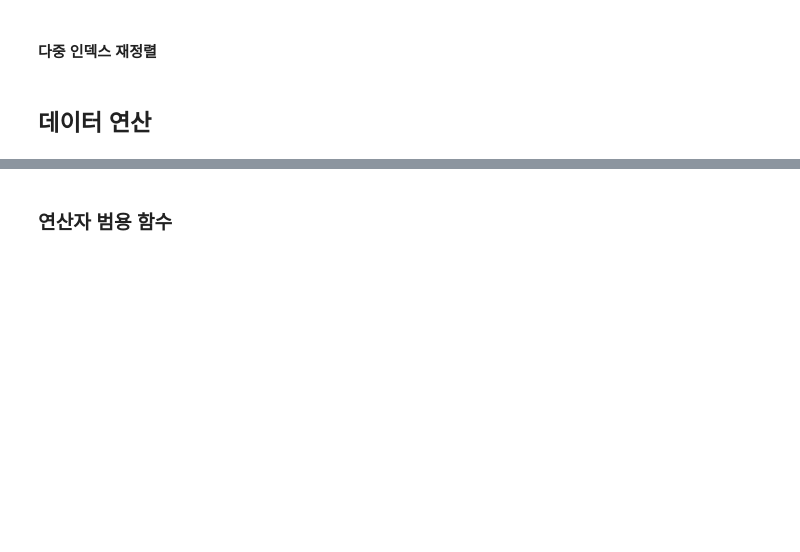
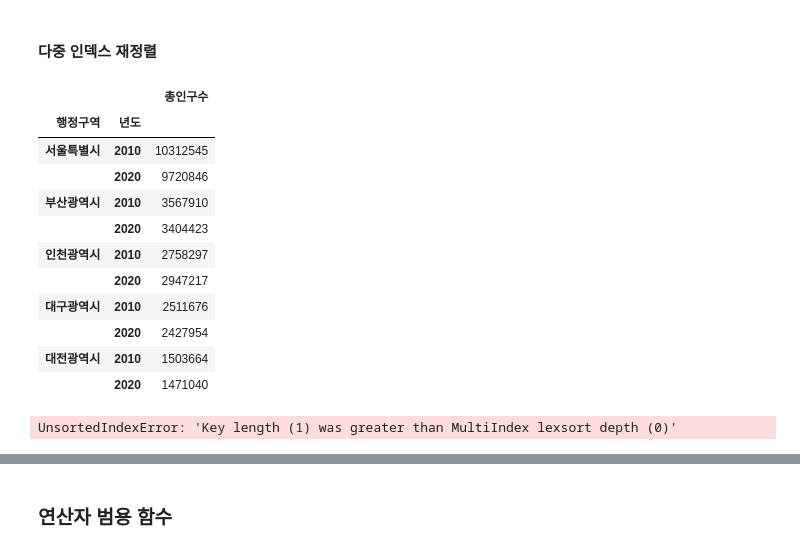
Before and after one commit to whattSUPkim/Data-Science, a Jupyter notebook: Data Analysis/Pandas_exercise.ipynb, the cells around one changed output, grey strips where cells are left out. Drawn from its saved outputs; the diff is of its cells as text; code cells hidden in the pictures; blank space fills up the shorter version.

```diff
--- a/Data Analysis/Pandas_exercise.ipynb
+++ b/Data Analysis/Pandas_exercise.ipynb
@@ -52,4 +409,21 @@
 # %% [markdown]
 #### 다중 인덱스 재정렬
-# %% [markdown]
-## 데이터 연산
+# %%
+korea_mdf
+# %% [output]
+|  |  | 총인구수 |
+| 행정구역 | 년도 |  |
+| 서울특별시 | 2010 | 10312545 |
+|  | 2020 | 9720846 |
+| 부산광역시 | 2010 | 3567910 |
+|  | 2020 | 3404423 |
+| 인천광역시 | 2010 | 2758297 |
+|  | 2020 | 2947217 |
+| 대구광역시 | 2010 | 2511676 |
+|  | 2020 | 2427954 |
+| 대전광역시 | 2010 | 1503664 |
+|  | 2020 | 1471040 |
+# %%
+korea_mdf['서울특별시':'인천광역시'] # --> raise UnsortedIndexError
+# %% [output]
+UnsortedIndexError: 'Key length (1) was greater than MultiIndex lexsort depth (0)'
```
Also changed, not shown: parts of 92 cells of this notebook.
